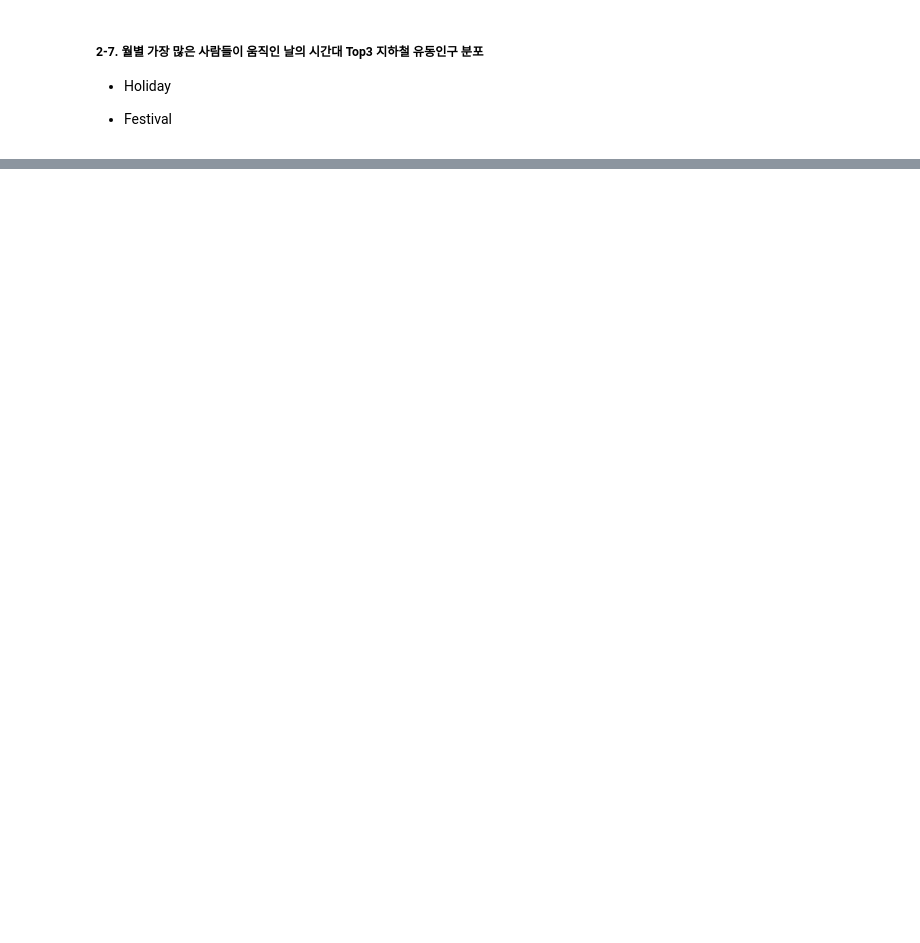
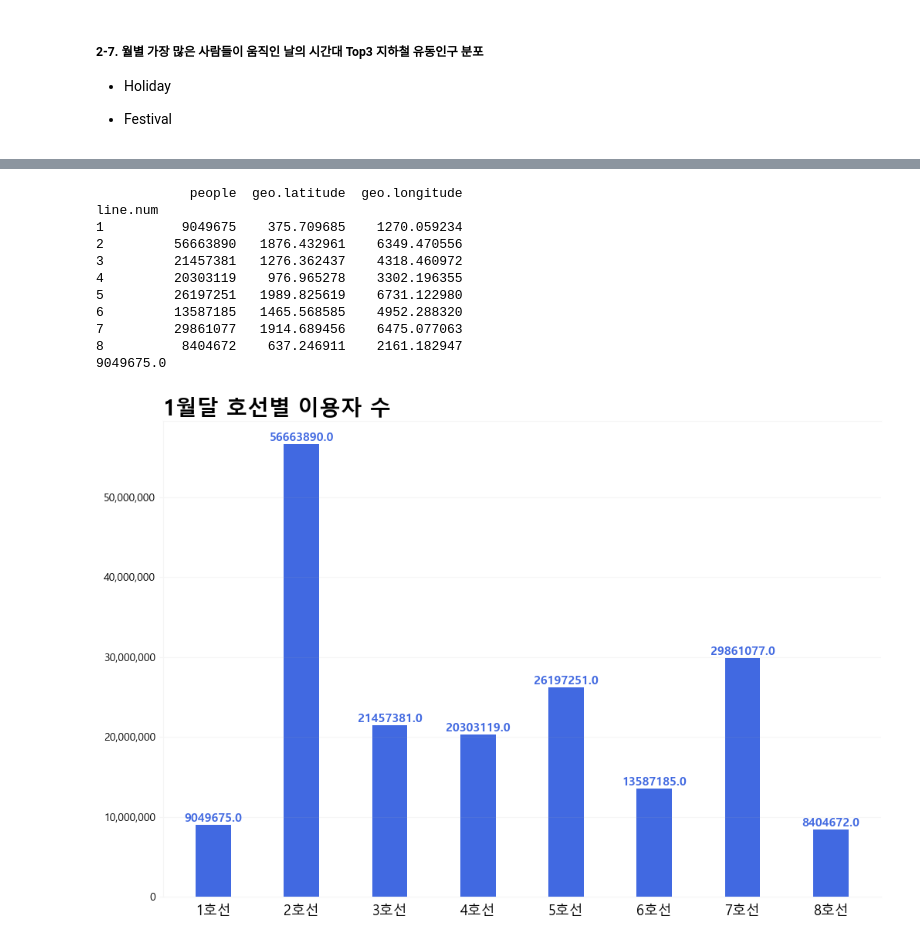
Before and after one commit to KimHyoJun99/LIKELION_AI, a Jupyter notebook: Data_TIL/Practice/metro.ipynb, the cells around one changed output, grey strips where cells are left out. Drawn from its saved outputs; the diff is of its cells as text; code cells hidden in the pictures; blank space fills up the shorter version.

```diff
--- a/Data_TIL/Practice/metro.ipynb
+++ b/Data_TIL/Practice/metro.ipynb
@@ -737,0 +883,4 @@ df_info_geo_add
+# %%
+station_info = station_info[['station.code', 'line.num', 'geo.latitude', 'geo.longitude']]
+station_info = station_info.set_index('station.code')
+station_info
@@ -737,0 +902,9 @@ df_info_geo_add
+# %%
+january_data = data[data.timestamp.dt.month == 1][['station_code', 'people_in', 'people_out']]
+january_sum = january_data.groupby('station_code').sum()
+january_sum['people'] = january_sum['people_in'] + january_sum['people_out']
+january_sum.drop(['people_in', 'people_out'], axis=1, inplace=True)
+january_sum
+
+january_data = january_sum.join(station_info)
+january_data
@@ -737,0 +926,47 @@ df_info_geo_add
+# %%
+# 1월달 호선별 이용자 수
+january_line = january_data.groupby('line.num').sum()
+print(january_line)
+
+plt.rc('font', family='Malgun Gothic')  # 폰트
+plt.rcParams['axes.unicode_minus'] = False
+
+print(january_line.iloc[0]['people'])
+y = ['1호선', '2호선', '3호선', '4호선', '5호선', '6호선', '7호선', '8호선']
+x = np.arange(8)
+plt.figure(figsize=(12, 8))
+ax = plt.gca()
+plt.bar(january_line.index, january_line['people'], width = 0.4, color = 'royalblue') # width : 막대 폭 지정
+for i, v in enumerate(x):
+    plt.text(v+1, january_line.iloc[i]['people'], january_line.iloc[i]['people'],
+             fontsize = 11,
+             fontweight = 'bold',
+             color = 'royalblue',
+             horizontalalignment='center',
+             verticalalignment='bottom')
+
+plt.xticks(x+1, y, fontsize = 13)
+plt.grid(True, axis = 'y', alpha = 0.1)
+current_values = plt.gca().get_yticks()
+ax.set_yticklabels(['{:,.0f}'.format(x) for x in current_values])
+ax.tick_params(bottom = False) # x축 눈금 숨기기
+ax.tick_params(axis = 'y', color = 'whitesmoke')
+ax.spines['right'].set_color('white')
+ax.spines['top'].set_color('whitesmoke')
+ax.spines['bottom'].set_color('whitesmoke')
+ax.spines['left'].set_color('whitesmoke')
+plt.title('1월달 호선별 이용자 수', loc = 'left', fontsize = 20, fontweight = 'bold')
+plt.show()
+# %% [output]
+            people  geo.latitude  geo.longitude
+line.num
+1          9049675    375.709685    1270.059234
+2         56663890   1876.432961    6349.470556
+3         21457381   1276.362437    4318.460972
+4         20303119    976.965278    3302.196355
+5         26197251   1989.825619    6731.122980
+6         13587185   1465.568585    4952.288320
+7         29861077   1914.689456    6475.077063
+8          8404672    637.246911    2161.182947
+9049675.0
+[figure, added]
```
Also changed, not shown: parts of 23 cells of this notebook.
